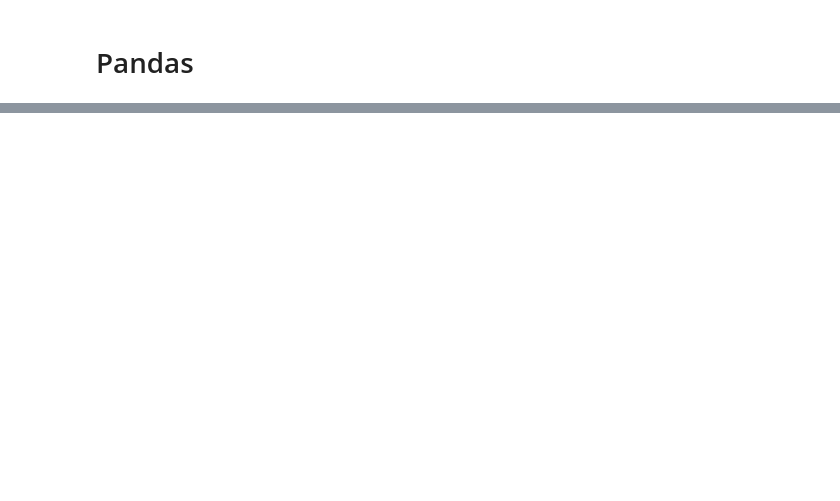
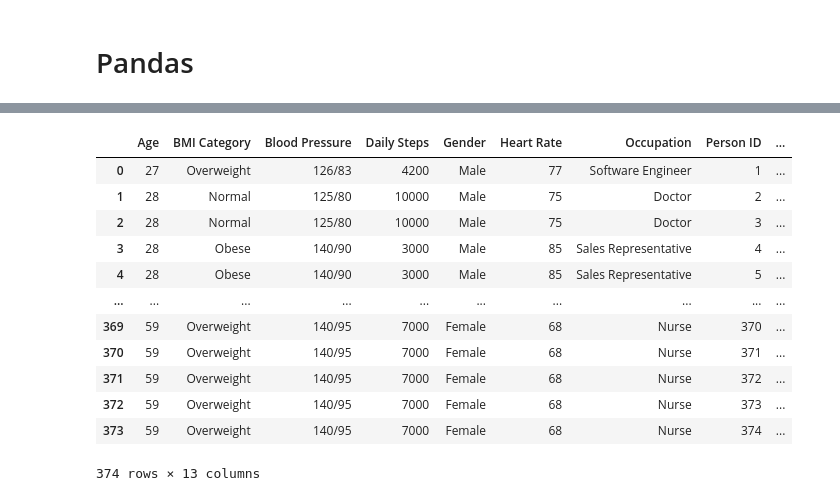
Before and after one commit to AbnGrp/DS_CC, a Jupyter notebook: Pandas/Pandas.ipynb, the cells around one changed output, grey strips where cells are left out. Cells and saved outputs as stored; diff of their text form; code cells hidden in the pictures; blank space fills up the shorter version.

```diff
--- a/Pandas/Pandas.ipynb
+++ b/Pandas/Pandas.ipynb
@@ -20,0 +218,18 @@ df=pd.read_csv("Sleep_health_and_lifestyle_dataset.csv")
+# %%
+#Sorting index according to the columns
+
+df.sort_index(axis=1,ascending=True)
+# %% [output]
+|  | Age | BMI Category | Blood Pressure | Daily Steps | Gender | Heart Rate | Occupation | Person ID | ... |
+| 0 | 27 | Overweight | 126/83 | 4200 | Male | 77 | Software Engineer | 1 | ... |
+| 1 | 28 | Normal | 125/80 | 10000 | Male | 75 | Doctor | 2 | ... |
+| 2 | 28 | Normal | 125/80 | 10000 | Male | 75 | Doctor | 3 | ... |
+| 3 | 28 | Obese | 140/90 | 3000 | Male | 85 | Sales Representative | 4 | ... |
+| 4 | 28 | Obese | 140/90 | 3000 | Male | 85 | Sales Representative | 5 | ... |
+| ... | ... | ... | ... | ... | ... | ... | ... | ... | ... |
+| 369 | 59 | Overweight | 140/95 | 7000 | Female | 68 | Nurse | 370 | ... |
+| 370 | 59 | Overweight | 140/95 | 7000 | Female | 68 | Nurse | 371 | ... |
+| 371 | 59 | Overweight | 140/95 | 7000 | Female | 68 | Nurse | 372 | ... |
+| 372 | 59 | Overweight | 140/95 | 7000 | Female | 68 | Nurse | 373 | ... |
+| 373 | 59 | Overweight | 140/95 | 7000 | Female | 68 | Nurse | 374 | ... |
+374 rows × 13 columns
```
Also changed, not shown: parts of 43 cells of this notebook, 2 other files.
